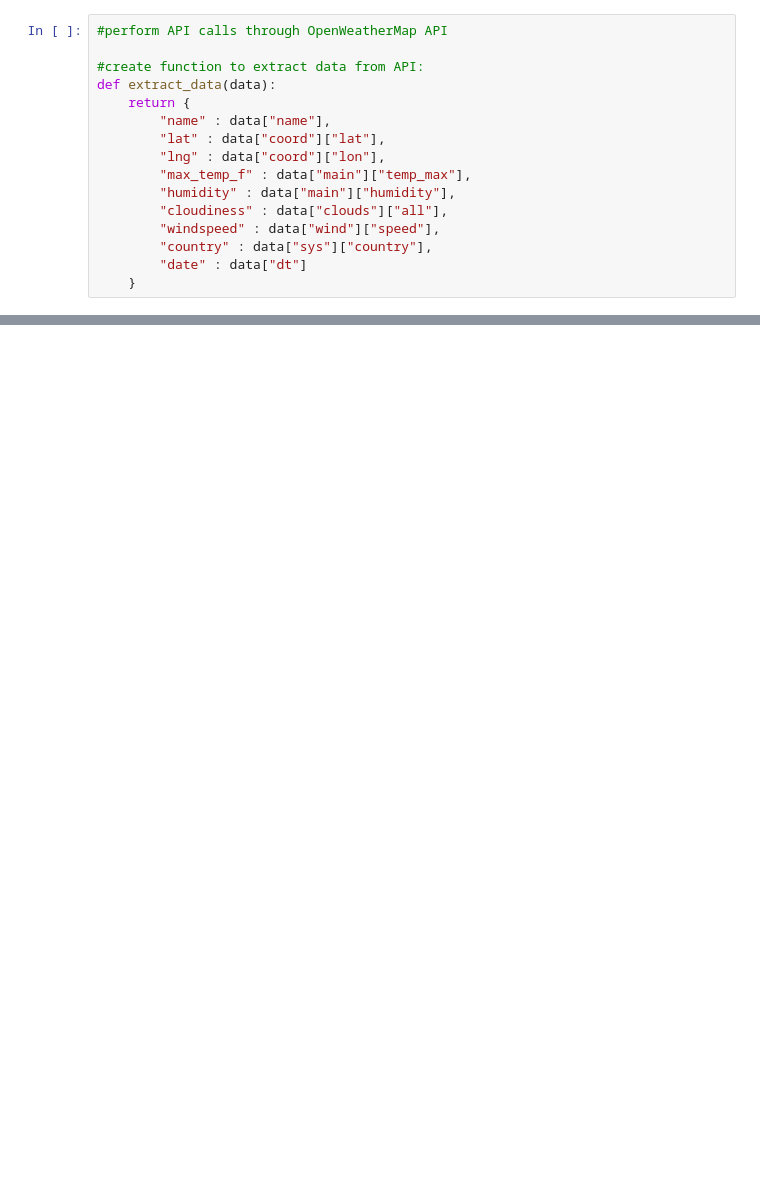
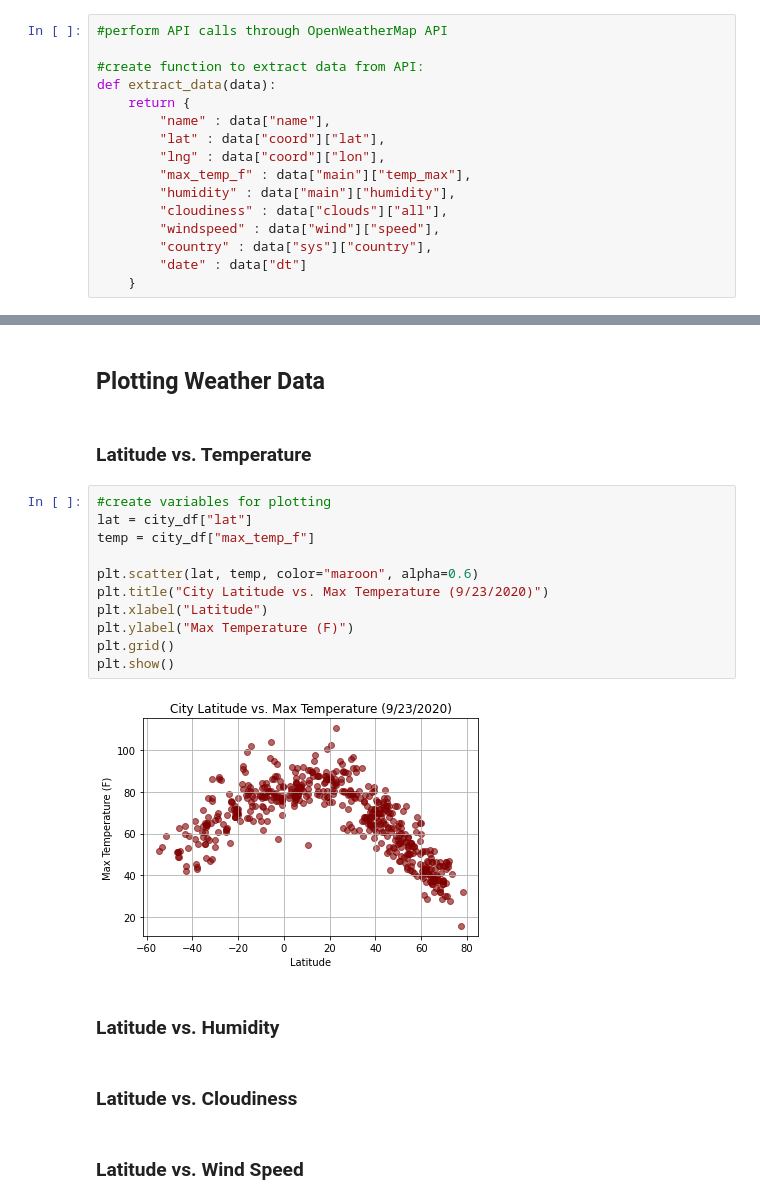
Before and after one commit to alplky/python-APIs-challenge, a Jupyter notebook: WeatherPy/WeatherPy.ipynb, the cells around one changed output, grey strips where cells are left out. Cells and saved outputs as stored; diff of their text form; blank space fills up the shorter version.

Commit message:
Latitude vs Temp plot

```diff
--- a/WeatherPy/WeatherPy.ipynb
+++ b/WeatherPy/WeatherPy.ipynb
@@ -126,0 +141,23 @@ city_df
+# %% [markdown]
+## Plotting Weather Data
+# %% [markdown]
+### Latitude vs. Temperature
+# %%
+#create variables for plotting
+lat = city_df["lat"]
+temp = city_df["max_temp_f"]
+
+plt.scatter(lat, temp, color="maroon", alpha=0.6)
+plt.title("City Latitude vs. Max Temperature (9/23/2020)")
+plt.xlabel("Latitude")
+plt.ylabel("Max Temperature (F)")
+plt.grid()
+plt.show()
+# %% [output]
+[figure, added]
+# %% [markdown]
+### Latitude vs. Humidity
+# %% [markdown]
+### Latitude vs. Cloudiness
+# %% [markdown]
+### Latitude vs. Wind Speed
```
Also changed, not shown: parts of 8 cells of this notebook.
